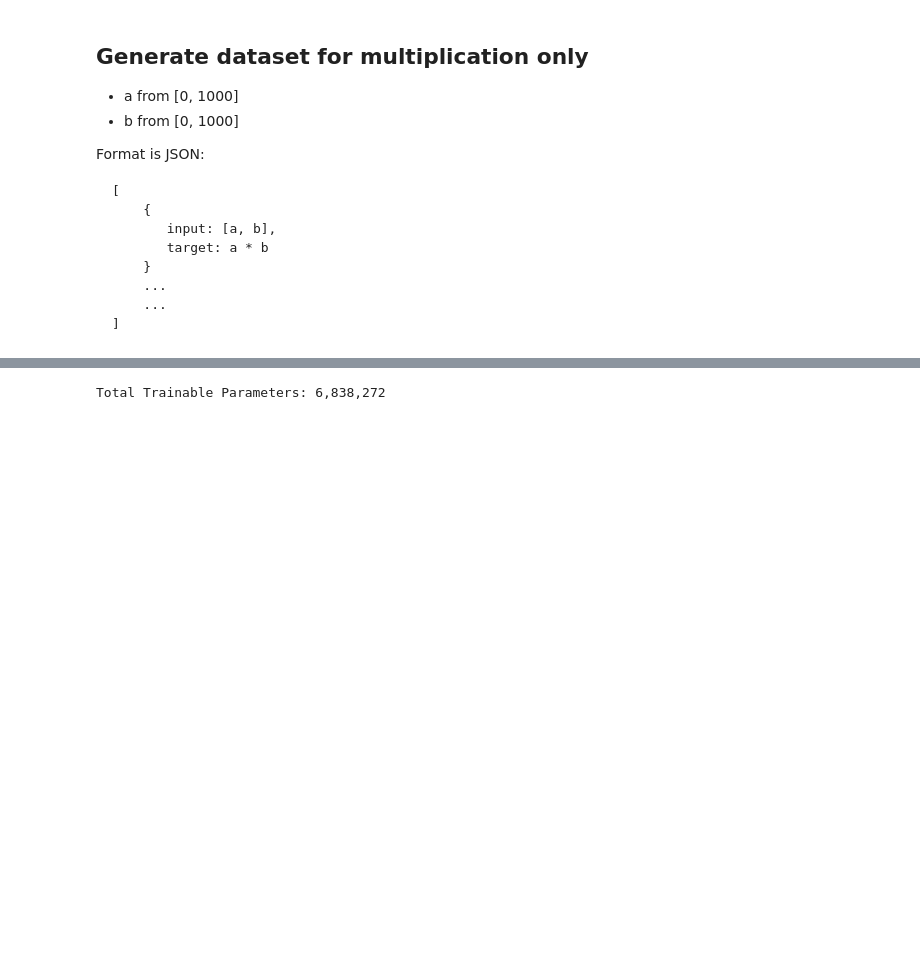
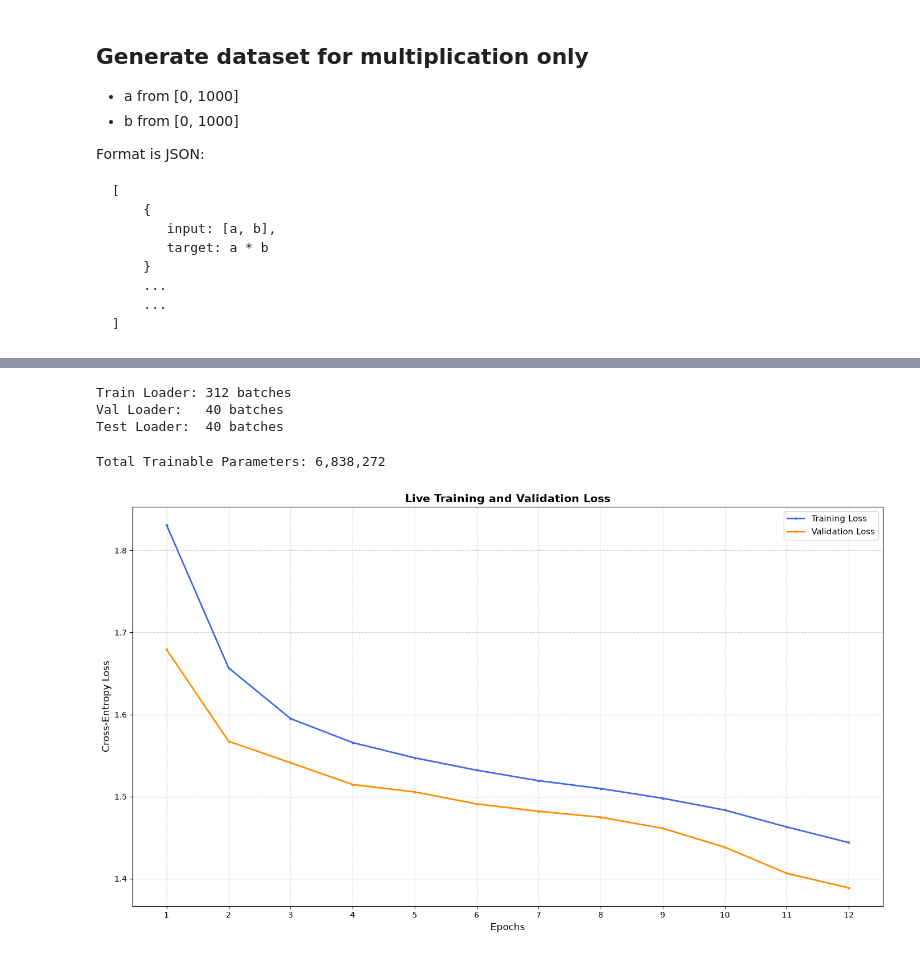
Before and after one commit to he-man-david/SAIR-competition-modular-math, a Jupyter notebook: experimenting.ipynb, the cells around one changed output, grey strips where cells are left out. Saved outputs shown, nothing was run; the diff lists cells and outputs as text; code cells hidden in the pictures; blank space fills up the shorter version.

Commit message:
creating the training loop for baseline model

```diff
--- a/experimenting.ipynb
+++ b/experimenting.ipynb
@@ -191,6 +202,22 @@ tensor([[ 3,  1, 10,  1,  1, 12,  3,  4,  1, 14, 13, 13, 13, 13, 13, 13, 13, 13,
          13, 13, 13, 13, 13, 13, 13, 13, 13, 13, 13, 13, 13, 13, 13, 13, 13, 13,
          13, 13, 13, 13, 13, 13, 13, 13, 13, 13, 13, 13, 13, 13, 13, 13, 13, 13,
          13, 13, 13, 13, 13, 13, 13, 13, 13, 13]])
+# %%
+train_loader_std, val_loader_std, test_loader_std = Trainer.dataset_tensor_to_loader(
+    standard_dataset_tensor,
+    train_percent = 0.8,
+    val_percent = 0.1,
+    batch_size = batch_size,
+    rand_seed = rand_seed,
+)
+
+print(f"Train Loader: {len(train_loader_std)} batches")
+print(f"Val Loader:   {len(val_loader_std)} batches")
+print(f"Test Loader:  {len(test_loader_std)} batches")
+# %% [output]
+Train Loader: 312 batches
+Val Loader:   40 batches
+Test Loader:  40 batches
 # %%
 '''
 Using standard GPT2 transformer model as baseline
@@ -208,7 +235,7 @@ config = GPT2Config(
     pad_token_id=tokenizer.char_to_int["<pad>"]
 )
 
-baseline_model = GPT2LMHeadModel(config)
+baseline_model = GPT2LMHeadModel(config).to(device)
 
 num_params = sum(p.numel() for p in baseline_model.parameters() if p.requires_grad)
 print(f"Total Trainable Parameters: {num_params:,}")
@@ -216,0 +296,4 @@ Total Trainable Parameters: 6,838,272
+# %%
+train_model(20)
+# %% [output]
+[figure, added]
```
Also changed, not shown: parts of 7 cells of this notebook, 1 other file.
